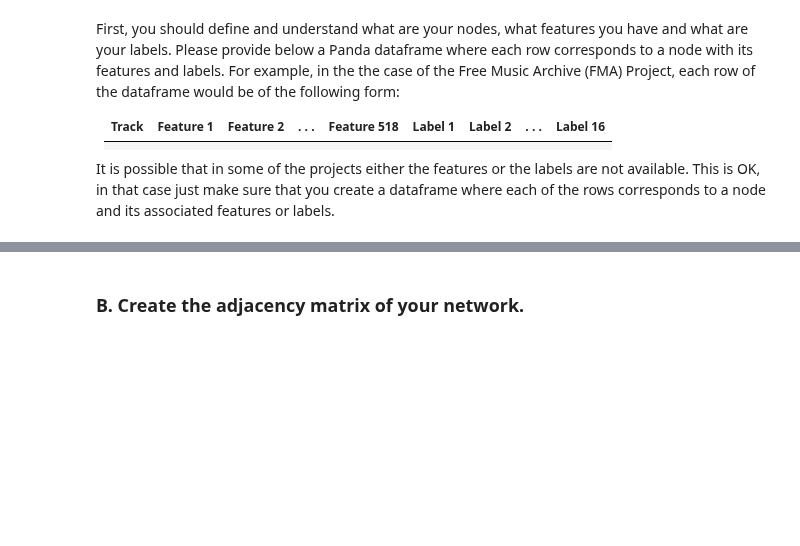
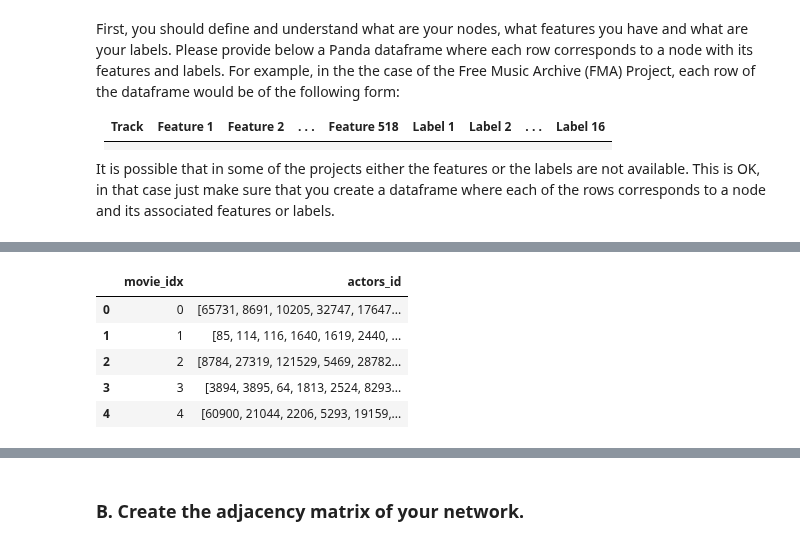
Before and after one commit to vndk36/Project_ntds2018, a Jupyter notebook: 1_TMDb_hugodeus.ipynb, the cells around one changed output, grey strips where cells are left out. Saved outputs shown, nothing was run; the diff lists cells and outputs as text; code cells hidden in the pictures; blank space fills up the shorter version.

```diff
--- a/1_TMDb_hugodeus.ipynb
+++ b/1_TMDb_hugodeus.ipynb
@@ -60,10 +60,17 @@ joined=joined.drop(columns=['original_language','vote_average','vote_count','sta
 joined=joined.reset_index(drop=True)
 #features = # the pandas dataframe with the features and labels
 # %%
-joined['actors_id']=""
+# joined['actors_id']=""
 
 for i in range(len(joined.title)):
     strs=[]
     for ii in range(len(joined.cast[i])):
         strs.append(joined.cast[i][ii]['id'])
     joined.actors_id[i]=np.asarray(strs)
+
+#for idx, row in edges.iterrows():
+ #   if np.isnan(row.node_idx_parent):
+ #   continue
+  #   i, j = int(row.node_idx), int(row.node_idx_parent)
+   # adjacency[i, j] = 1
+   # adjacency[j, i] = 1
@@ -92,0 +77,16 @@ See the caveats in the documentation: http://pandas.pydata.org/pandas-docs/stabl
+# %%
+#np.intersect1d(assume_unique = True) speeds up the calculation by assuming no duplicates in both arrays
+joined.head()
+movies=joined.loc[:,['movie_id','title','cast']]
+actors=joined.loc[:,['actors_id']]
+# %%
+actors.reset_index(level=0, inplace=True)
+actors = actors.rename(columns={'index':'movie_idx'})
+actors.head()
+# %% [output]
+|  | movie_idx | actors_id |
+| 0 | 0 | [65731, 8691, 10205, 32747, 17647... |
+| 1 | 1 | [85, 114, 116, 1640, 1619, 2440, ... |
+| 2 | 2 | [8784, 27319, 121529, 5469, 28782... |
+| 3 | 3 | [3894, 3895, 64, 1813, 2524, 8293... |
+| 4 | 4 | [60900, 21044, 2206, 5293, 19159,... |
```
Also changed, not shown: parts of 22 cells of this notebook.
